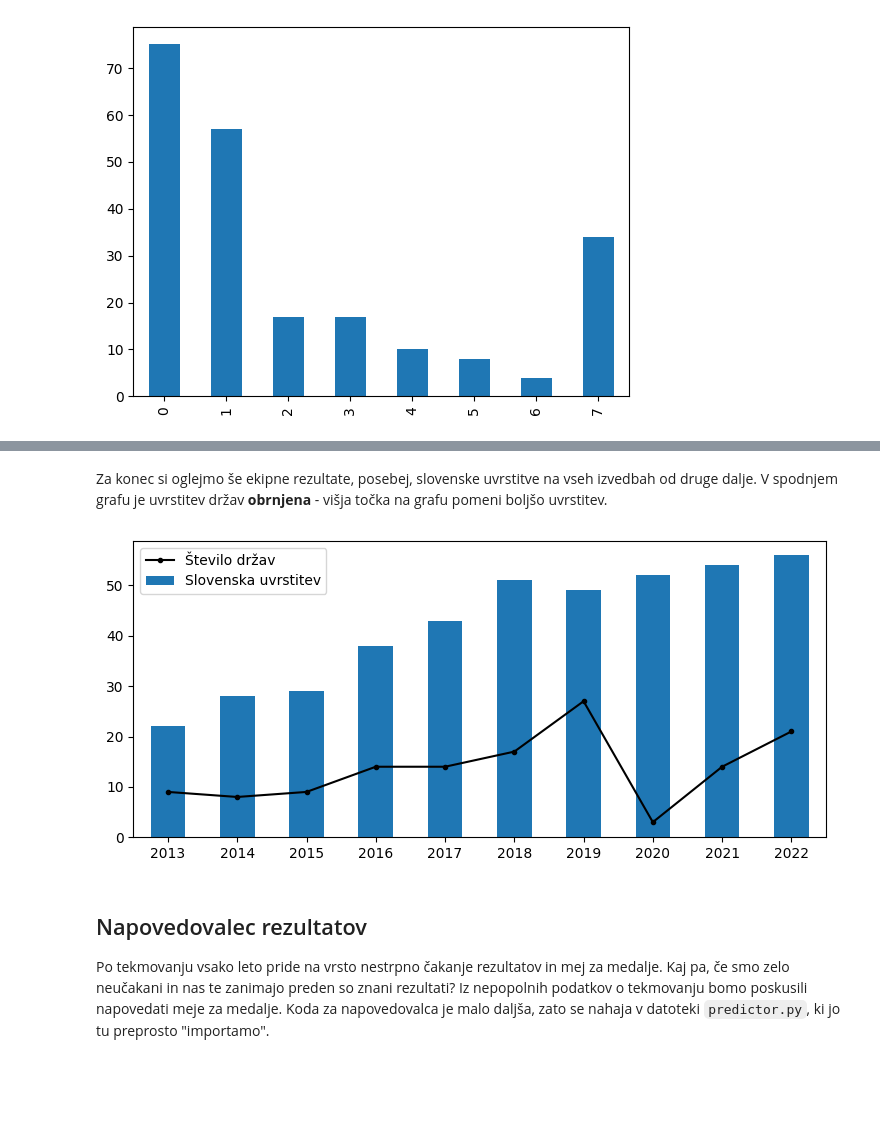
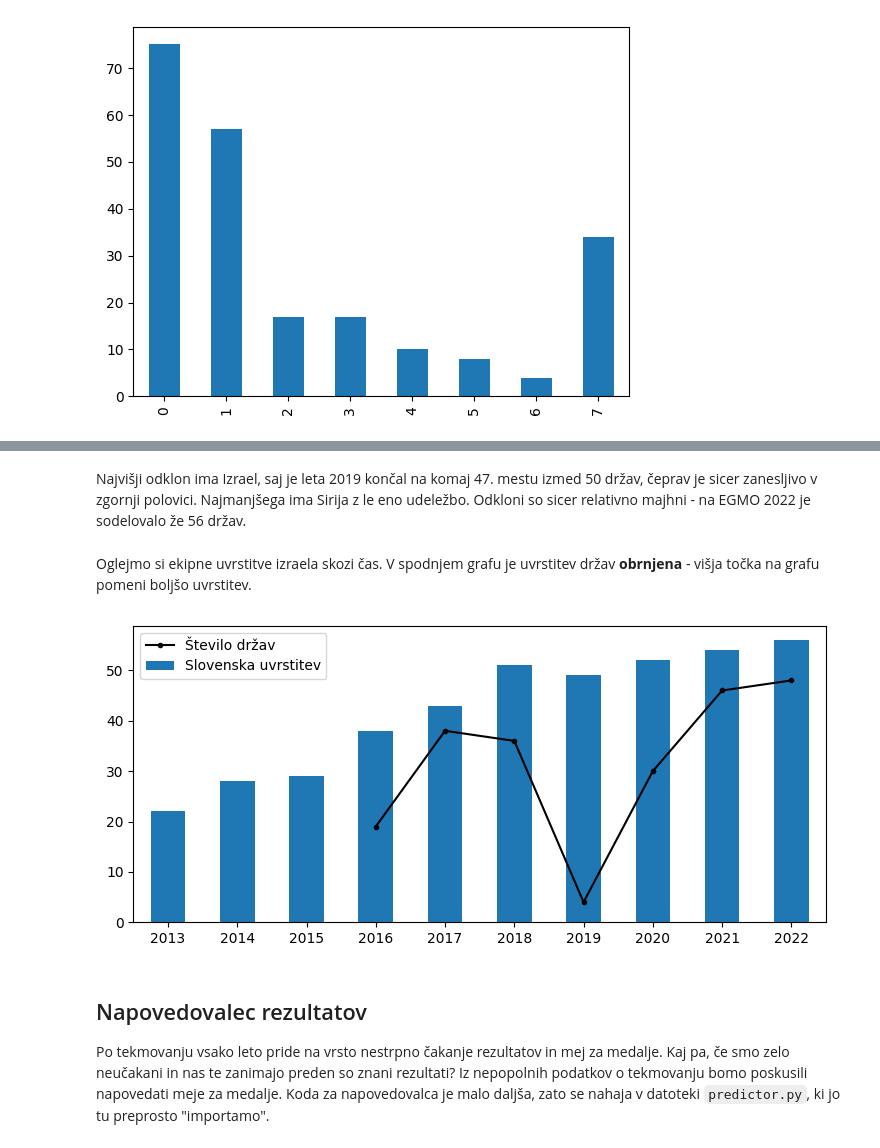
Before and after one commit to L3435/EGMO-Cutoffs-Predictor, a Jupyter notebook: Analiza.ipynb, the cells around one changed output, grey strips where cells are left out. Drawn from its saved outputs; the diff is of its cells as text; code cells hidden in the pictures; blank space fills up the shorter version.

```diff
--- a/Analiza.ipynb
+++ b/Analiza.ipynb
@@ -53,0 +58,26 @@ graf
+# %%
+import numpy
+country_codes = list(set(x[:3] for x in egmo11['code']))
+odkloni = pd.DataFrame(sorted(country_codes), columns=['code'])
+
+def uvrstitve(code):
+    placement = []
+    for i in range(2, 12):
+        current_egmo = pd.read_csv(f"podatki/csv/egmo{i}.csv")
+        current_egmo['code'] = current_egmo['code'].str[:3]
+        by_countries = current_egmo.groupby(['code']).sum()
+        by_countries['total'] = by_countries.iloc[:,1:7].sum(axis=1)
+        by_countries = by_countries.sort_values(['total'], ascending=False)
+        try:
+            placement.append(len(by_countries) - by_countries.index.get_loc(code))
+        except KeyError:
+            placement.append(None)
+    return placement
+
+def stdev(code):
+    placements = uvrstitve(code)
+    if placements == []: return 0
+    return numpy.std([x for x in placements if x != None])
+
+odkloni['odklon'] = odkloni.apply(lambda x: stdev(x.code), axis=1)
+odkloni.sort_values(['odklon'])
@@ -54,32 +110,30 @@ graf
+# %% [markdown]
+Najvišji odklon ima Izrael, saj je leta 2019 končal na komaj 47. mestu izmed 50 držav, čeprav je sicer zanesljivo v zgornji polovici. Najmanjšega ima Sirija z le eno udeležbo. Odkloni so sicer relativno majhni - na EGMO 2022 je sodelovalo že 56 držav.
 # %% [markdown]
-Za konec si oglejmo še ekipne rezultate, posebej, slovenske uvrstitve na vseh izvedbah od druge dalje. V spodnjem grafu je uvrstitev držav **obrnjena** - višja točka na grafu pomeni boljšo uvrstitev.
+Oglejmo si ekipne uvrstitve izraela skozi čas. V spodnjem grafu je uvrstitev držav **obrnjena** - višja točka na grafu pomeni boljšo uvrstitev.
 # %%
 import matplotlib.pyplot as plt
 plt.rcParams["figure.figsize"] = [7.50, 3.50]
 plt.rcParams["figure.autolayout"] = True
 number_of_countries = []
-placement = []
+
 for i in range(2, 12):
     current_egmo = pd.read_csv(f"podatki/csv/egmo{i}.csv")
     current_egmo['code'] = current_egmo['code'].str[:3]
     by_countries = current_egmo.groupby(['code']).sum()
-    by_countries['total'] = by_countries.iloc[:,1:7].sum(axis=1)
-    by_countries = by_countries.sort_values(['total'], ascending=False)
     number_of_countries.append(len(by_countries))
-    try:
-        placement.append(len(by_countries) - by_countries.index.get_loc("SVN"))
-    except KeyError:
-        placement.append(None)
+
+placement = uvrstitve("ISR")
 countries = pd.DataFrame(number_of_countries)
 slovenia = pd.DataFrame(placement)
 fig, ax = plt.subplots()
 countries.plot(kind="bar", ax=ax, label='Število držav')
-slovenia.plot(kind="line", color="black", ax=ax, style='.-', label='Slovenska uvrstitev')
+slovenia.plot(kind="line", color="black", ax=ax, style='.-', label='Izraelska uvrstitev')
 ax.legend(["Število držav", "Slovenska uvrstitev"])
 ax.set_xticklabels(range(2013, 2013 + len(countries)))
 plt.show()
 # %% [output]
-[figure, old version]
+[figure, new version]
 # %% [markdown]
 Napovedovalec rezultatov
 ------------------------
```
Also changed, not shown: parts of 8 cells of this notebook.
